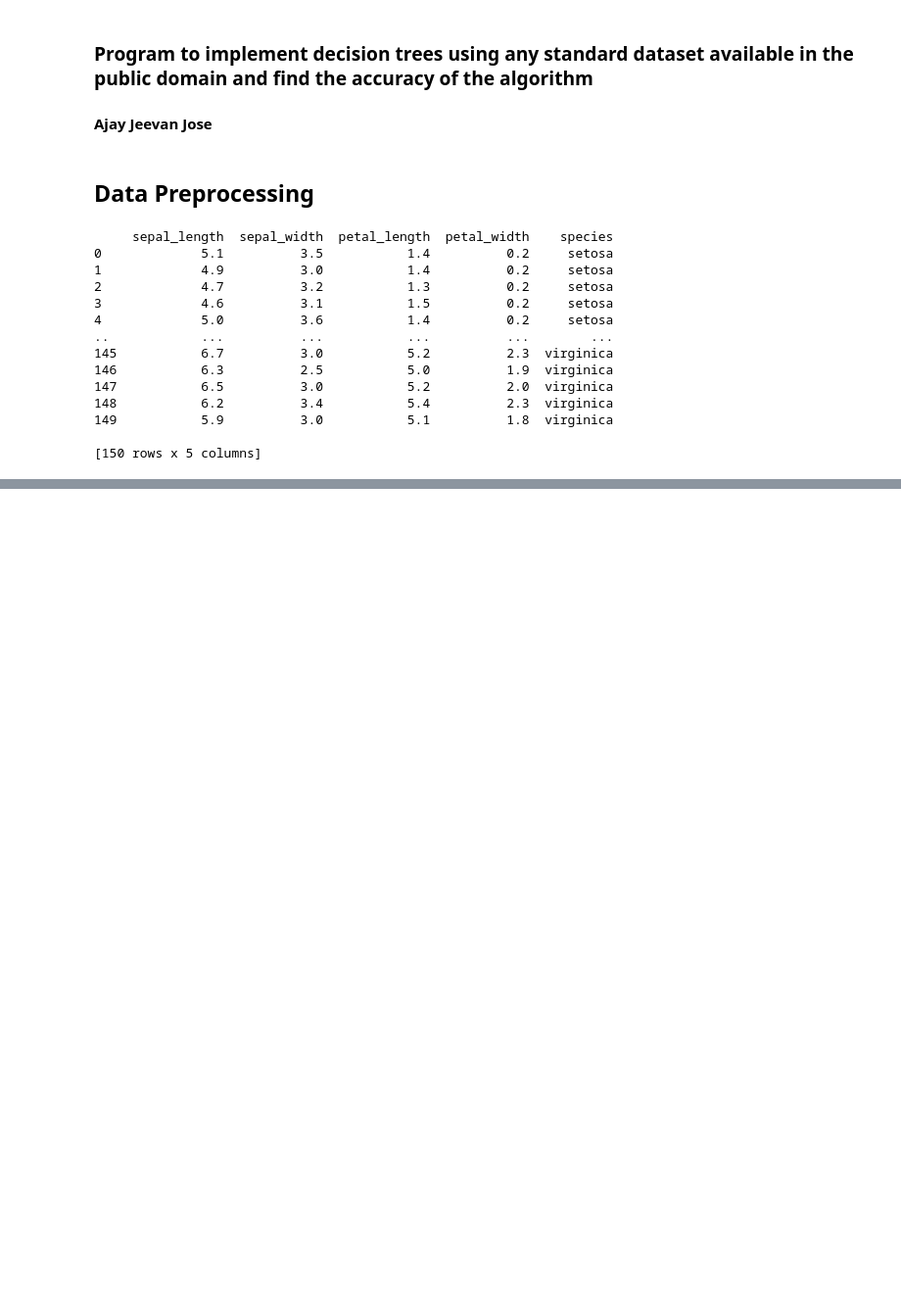
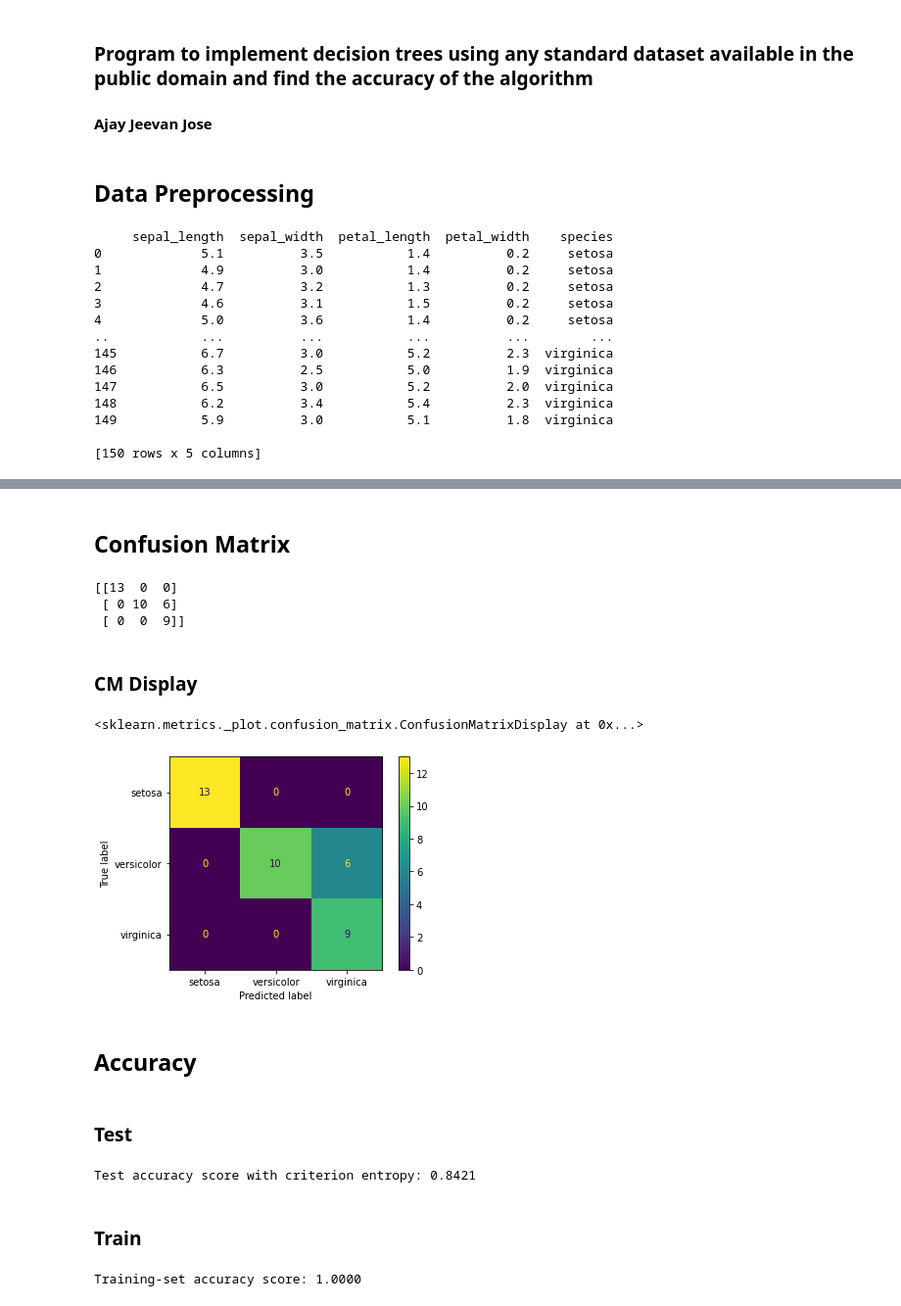
Before and after one commit to jeev-jo/S3_MCA_04, a Jupyter notebook: DS/cycle 9/Lab 13 14-10-2022.ipynb, the cells around one changed output, grey strips where cells are left out. Shown: that part at 98% size. Saved outputs shown, nothing was run; the diff lists cells and outputs as text; code cells hidden in the pictures; blank space fills up the shorter version.

```diff
--- a/DS/cycle 9/Lab 13 14-10-2022.ipynb
+++ b/DS/cycle 9/Lab 13 14-10-2022.ipynb
@@ -32,0 +156,3 @@ le= LabelEncoder()
+# %%
+y_pred= classifier.predict(x_test)
+print(y_pred)
@@ -32,0 +167,36 @@ le= LabelEncoder()
+# %% [markdown]
+## Confusion Matrix
+# %%
+from sklearn.metrics import confusion_matrix
+cm= confusion_matrix (y_test, y_pred,labels=classifier.classes_)
+print(cm)
+# %% [output]
+[[13  0  0]
+ [ 0 10  6]
+ [ 0  0  9]]
+# %% [markdown]
+### CM Display
+# %%
+from sklearn.metrics import ConfusionMatrixDisplay
+disp = ConfusionMatrixDisplay(confusion_matrix=cm,
+display_labels=classifier.classes_)
+disp.plot()
+# %% [output]
+<sklearn.metrics._plot.confusion_matrix.ConfusionMatrixDisplay at 0x...>
+[figure, added]
+# %% [markdown]
+## Accuracy
+# %% [markdown]
+### Test
+# %%
+from sklearn.metrics import accuracy_score
+print('Test accuracy score with criterion entropy: {0:0.4f}'.format(accuracy_score(y_test,y_pred)))
+# %% [output]
+Test accuracy score with criterion entropy: 0.8421
+# %% [markdown]
+### Train
+# %%
+y_pred_train= classifier.predict(x_train)
+print('Training-set accuracy score: {0:0.4f}'. format(accuracy_score(y_train,y_pred_train)))
+# %% [output]
+Training-set accuracy score: 1.0000
```
Also changed, not shown: parts of 17 cells of this notebook, 9 other files.
